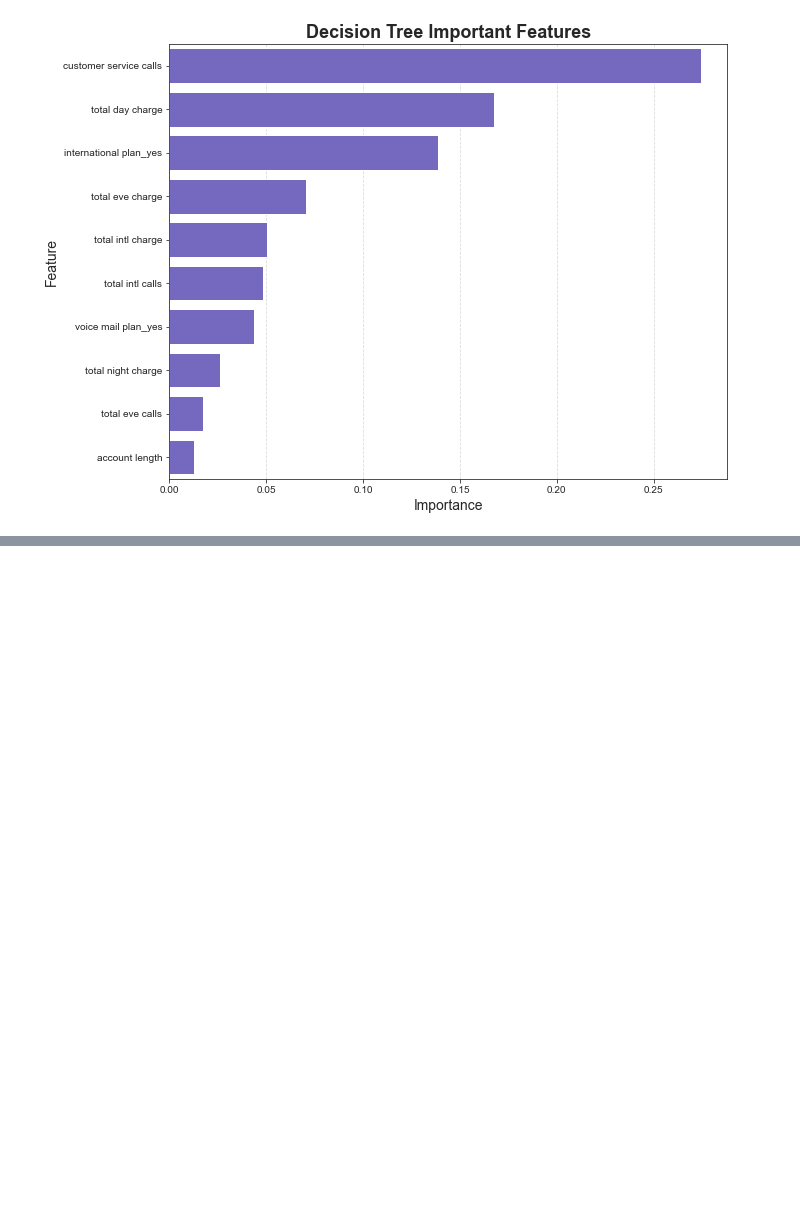
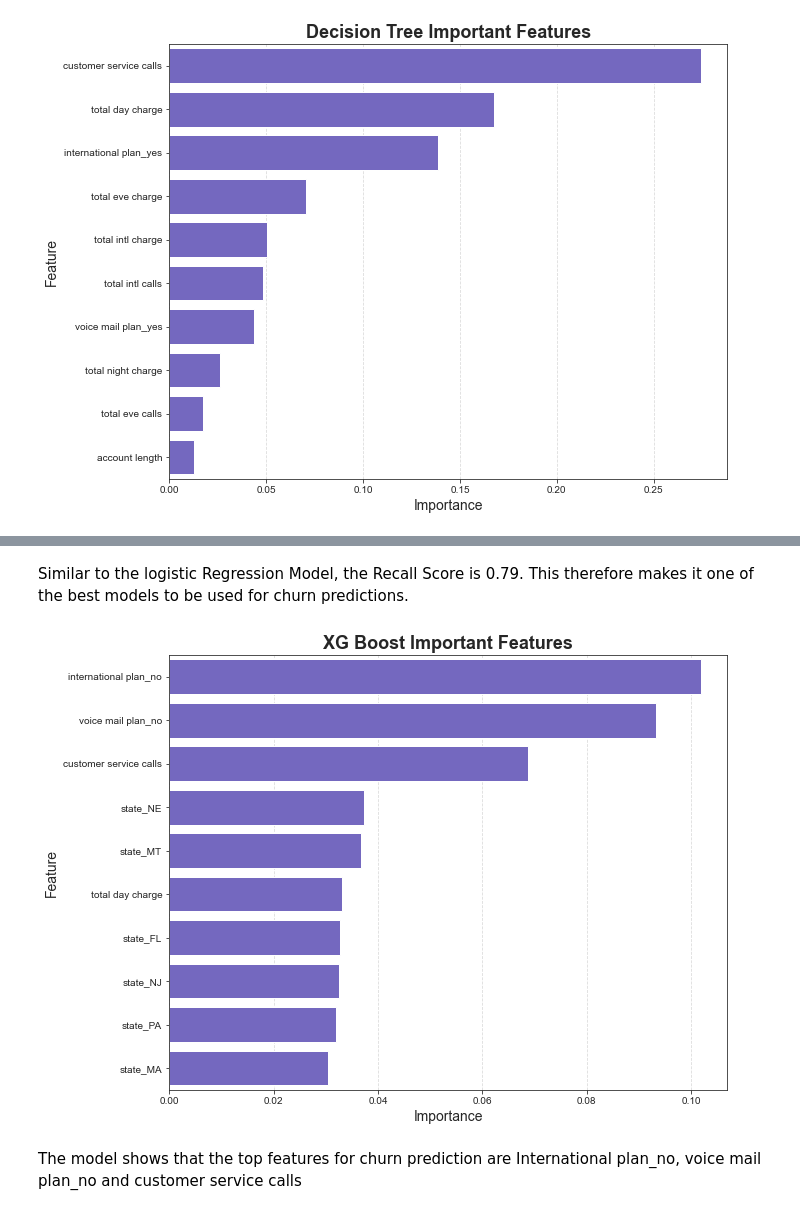
Before and after one commit to ANGI3MAINA/SyriaTel-Customer-Churn-Prediction, a Jupyter notebook: code.ipynb, the cells around one changed output, grey strips where cells are left out. Saved outputs shown, nothing was run; the diff lists cells and outputs as text; code cells hidden in the pictures; blank space fills up the shorter version.

```diff
--- a/code.ipynb
+++ b/code.ipynb
@@ -846,0 +915,8 @@ The model shows that the top features for churn prediction are customer service,
+# %% [markdown]
+Similar to the logistic Regression Model, the Recall Score is 0.79. This therefore makes it one of the best models to be used for churn predictions.
+# %%
+plot_top_feature_importances(XGB_model, feature_names=X_train.columns, title='XG Boost Important Features')
+# %% [output]
+[figure, added]
+# %% [markdown]
+The model shows that the top features for churn prediction are International plan_no, voice mail plan_no and customer service calls
```
Also changed, not shown: parts of 12 cells of this notebook.
